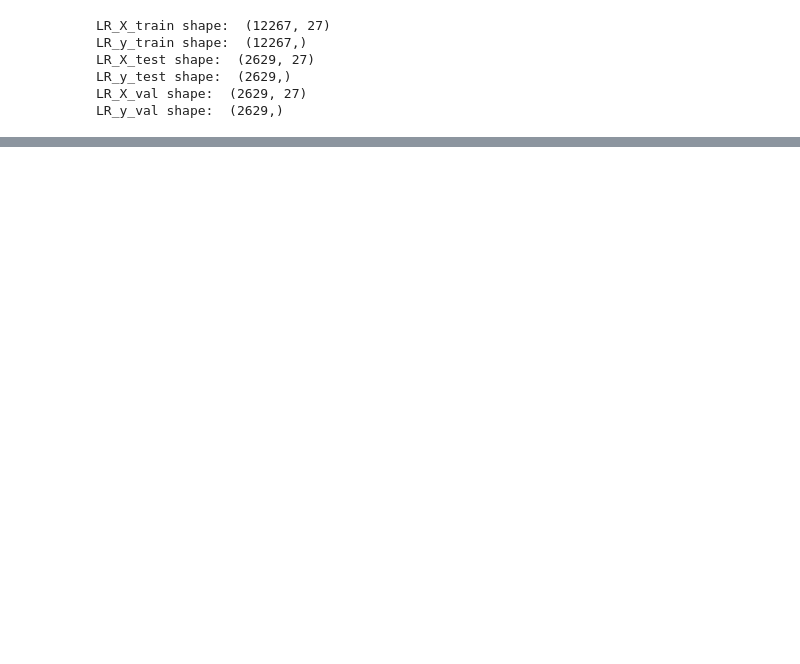
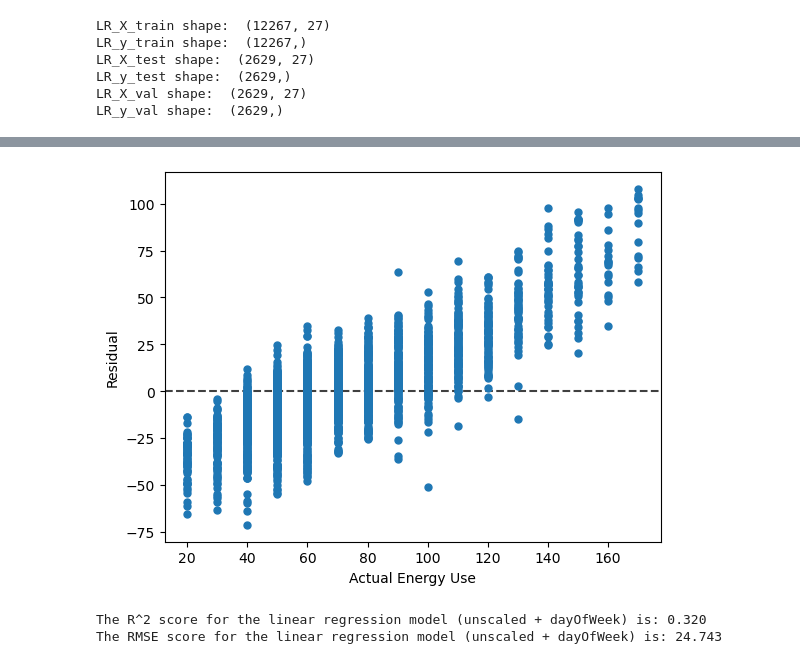
Before and after one commit to packofgum601/MachineLearningA2, a Jupyter notebook: assignment2.ipynb, the cells around one changed output, grey strips where cells are left out. Cells and saved outputs as stored; diff of their text form; code cells hidden in the pictures; blank space fills up the shorter version.

```diff
--- a/assignment2.ipynb
+++ b/assignment2.ipynb
@@ -616,0 +518,27 @@ Validation f1 score: 0.192
+# %%
+fig, ax = plt.subplots()
+ax.scatter(LR_y_val, LR_y_val-LR_y_val_pred_dayOfWeek, s=25, cmap=plt.cm.coolwarm, zorder=10)
+
+xlims = ax.get_xlim()
+ax.plot(xlims, [0.0,]*2, 'k--', alpha=0.75, zorder=0)
+ax.set_xlim(xlims)
+
+plt.xlabel('Actual Energy Use')
+plt.ylabel('Residual')
+
+plt.show()
+# %% [output]
+[figure, added]
+# %%
+#unscaled + dayOfWeek
+r2_lr = r2_score(LR_y_val, LR_y_val_pred_dayOfWeek_us)
+
+print('The R^2 score for the linear regression model (unscaled + dayOfWeek) is: {:.3f}'.format(r2_lr))
+
+MSE_lr = np.square(np.subtract(LR_y_val,LR_y_val_pred_dayOfWeek_us)).mean()
+RMSE_lr = math.sqrt(MSE_lr)
+
+print('The RMSE score for the linear regression model (unscaled + dayOfWeek) is: {:.3f}'.format(RMSE_lr))
+# %% [output]
+The R^2 score for the linear regression model (unscaled + dayOfWeek) is: 0.320
+The RMSE score for the linear regression model (unscaled + dayOfWeek) is: 24.743
```
Also changed, not shown: parts of 28 cells of this notebook.
